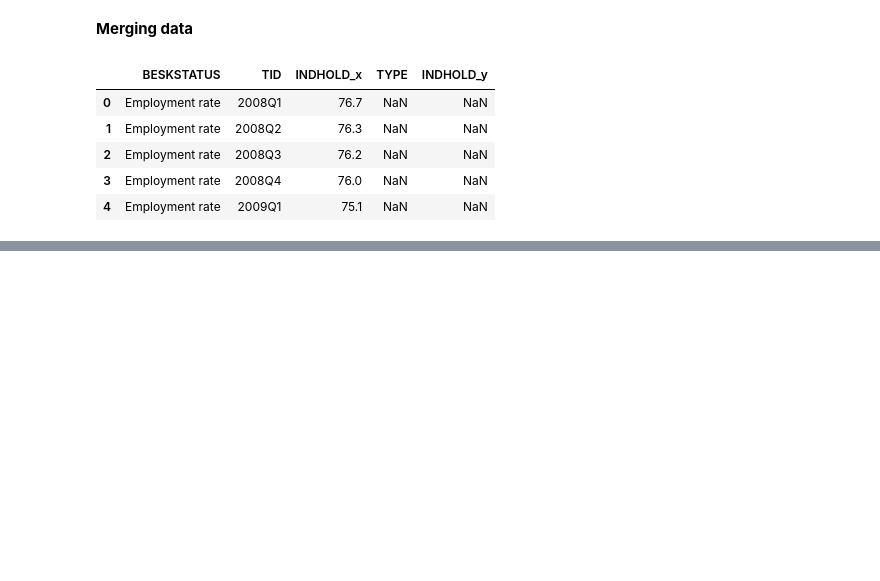
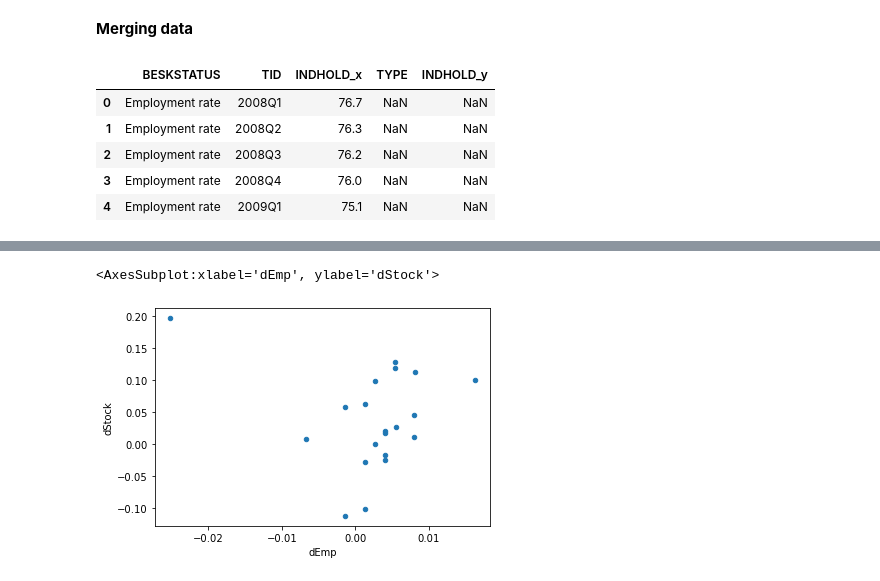
Before and after one commit to JonaDelaney/projects-2022-mmf, a Jupyter notebook: dataproject/Maiwand.ipynb, the cells around one changed output, grey strips where cells are left out. Cells and saved outputs as stored; diff of their text form; code cells hidden in the pictures; blank space fills up the shorter version.

```diff
--- a/dataproject/Maiwand.ipynb
+++ b/dataproject/Maiwand.ipynb
@@ -278,0 +287,4 @@ complete.head(5)
+# %%
+complete['dEmp'] = complete['Employment']/complete['Employment'].shift(1) - 1
+complete['dStock'] = complete['Stockmarket']/complete['Stockmarket'].shift(1) - 1
+complete.head(5)
@@ -278,0 +298,8 @@ complete.head(5)
+# %%
+# Correlation plot of change in employment and change in stock market index
+complete.plot(x = 'dEmp', y = 'dStock', kind = 'scatter')
+
+#Seems to be a largely positive correlation with one outlier?
+# %% [output]
+<AxesSubplot:xlabel='dEmp', ylabel='dStock'>
+[figure, added]
```
Also changed, not shown: parts of 16 cells of this notebook.
